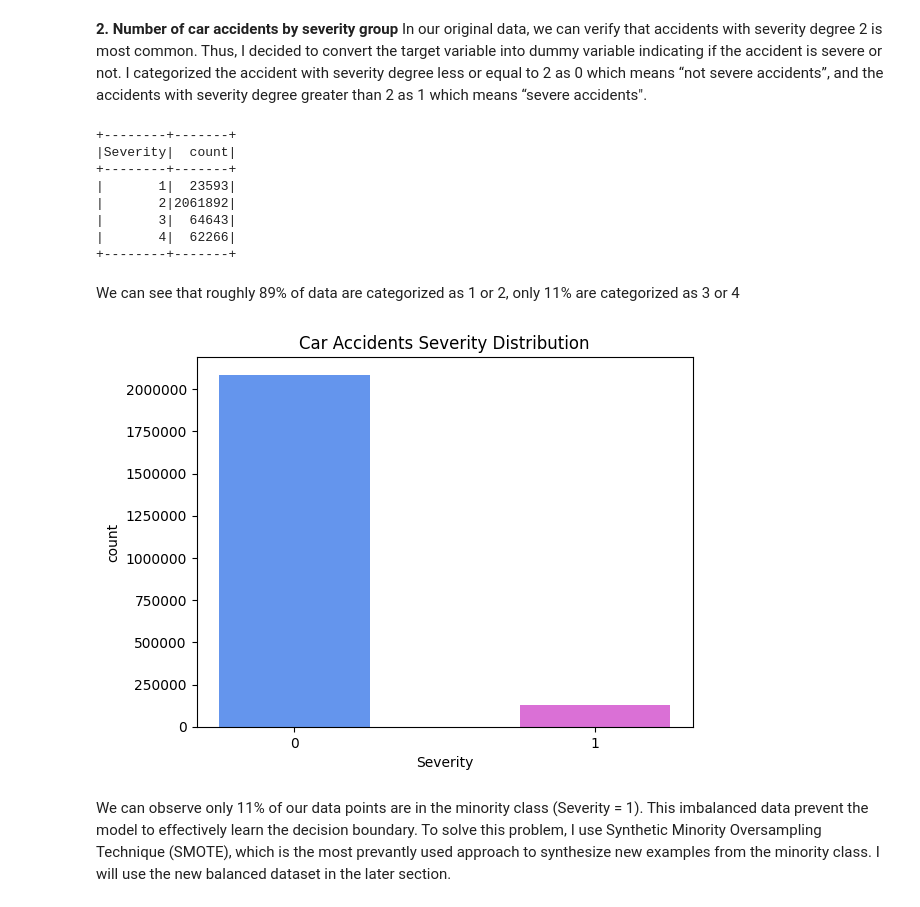
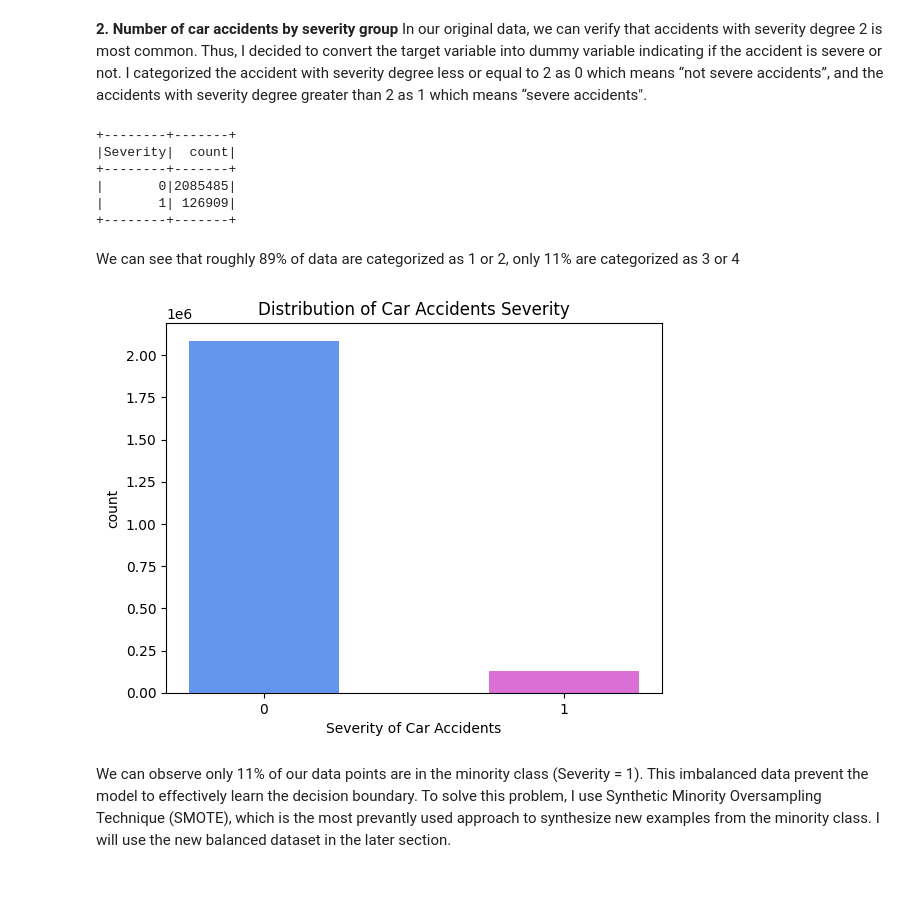
Before and after one commit to harimshin/data-science-portfolio, a Jupyter notebook: machine_learning_binary_classification_with_SMOTE_prediction_model_for_the_severity_of_car_accidents.ipynb, the cells around one changed output. Drawn from its saved outputs; the diff is of its cells as text; code cells hidden in the pictures.

```diff
--- a/machine_learning_binary_classification_with_SMOTE_prediction_model_for_the_severity_of_car_accidents.ipynb
+++ b/machine_learning_binary_classification_with_SMOTE_prediction_model_for_the_severity_of_car_accidents.ipynb
@@ -71,6 +52,6 @@ only showing top 5 rows
 # %%
 # drop the columns not necessary for the analysis
-drop_cols = ('Start_Time', 'End_Time', 'Start_Lat', 'Start_Lng', 'End_Lat', 'End_Lng', 'City', 'County', 'Airport_Code', 'Description', 'Number', 'Street', 'Zipcode', 'Country', 'Weather_Timestamp', 'Weather_Condition')
+drop_cols = ('End_Time', 'Start_Lat', 'Start_Lng', 'End_Lat', 'End_Lng', 'City', 'County', 'Airport_Code', 'Description', 'Number', 'Street', 'Zipcode', 'Country', 'Weather_Timestamp', 'Weather_Condition')
 df2 = df.drop(*drop_cols)
 
 # delete rows with any null/NA column
@@ -83,11 +64,14 @@ Number of columns in the dataframe:  31
 # %%
-from pyspark.sql.functions import col, when
-from pyspark.sql.types import FloatType, BooleanType
+from pyspark.sql.functions import col, when, date_format, to_date, hour
+from pyspark.sql.types import FloatType, BooleanType, StringType
 
 # convert the data types into the new data type which can be more appropriate for the analysis
 # group severity degree 1 & 2 into 0 (non-severe) and 3 & 4 into 1 (severe)
 car_acc2 = car_acc.\
   withColumn("Severity", when(car_acc.Severity < 3, 0).when(car_acc.Severity >= 3, 1)).\
+  withColumn("Day_of_Week", date_format(to_date("Start_Time"), "E")).\
+  withColumn("Hour", hour("Start_Time").cast(StringType())).\
+  withColumn("Start_Time", to_date("Start_Time")).\
   withColumn("Distance(mi)", col("Distance(mi)").cast(FloatType())).\
   withColumn("Temperature(F)", col("Temperature(F)").cast(FloatType())).\
   withColumn("Wind_Chill(F)", col("Wind_Chill(F)").cast(FloatType())).\
@@ -98,19 +82,8 @@ car_acc2 = car_acc.\
              when(car_acc.Wind_Direction == "East", "E").when(car_acc.Wind_Direction == "West", "W"). when(car_acc.Wind_Direction ==  "Variable", "VAR").otherwise(car_acc.Wind_Direction)).\
   withColumn("Wind_Speed(mph)", col("Wind_Speed(mph)").cast(FloatType())).\
   withColumn("Precipitation(in)", col("Precipitation(in)").cast(FloatType()))
-  # withColumn("Amenity", col("Amenity").cast(BooleanType())).\
-  # withColumn("Bump", col("Bump").cast(BooleanType())).\
-  # withColumn("Crossing", col("Crossing").cast(BooleanType())).\
-  # withColumn("Give_Way", col("Give_Way").cast(BooleanType())).\
-  # withColumn("Junction", col("Junction").cast(BooleanType())).\
-  # withColumn("No_Exit", col("No_Exit").cast(BooleanType())).\
-  # withColumn("Railway", col("Railway").cast(BooleanType())).\
-  # withColumn("Roundabout", col("Roundabout").cast(BooleanType())).\
-  # withColumn("Station", col("Station").cast(BooleanType())).\
-  # withColumn("Stop", col("Stop").cast(BooleanType())).\
-  # withColumn("Traffic_Calming", col("Traffic_Calming").cast(BooleanType())).\
-  # withColumn("Traffic_Signal", col("Traffic_Signal").cast(BooleanType())).\
-  # withColumn("Turning_Loop", col("Turning_Loop").cast(BooleanType()))
+# %%
+car_acc2 = car_acc2.drop('Start_Time')
 # %%
 # print schema of newly transformed variables
 car_acc2.printSchema()
@@ -222,31 +195,30 @@ In our original data, we can verify that accidents with severity degree 2 is mos
 from pyspark.sql.functions import  asc
 
 # distribution of the target variable(the severity of the car accidents)
-car_acc.groupBy("Severity").count().orderBy(col('Severity').asc()).show()
+car_acc2.groupBy("Severity").count().orderBy(col('Severity').asc()).show()
 # %% [output]
 +--------+-------+
 |Severity|  count|
 +--------+-------+
-|       1|  23593|
-|       2|2061892|
-|       3|  64643|
-|       4|  62266|
+|       0|2085485|
+|       1| 126909|
 +--------+-------+
 # %% [markdown]
 We can see that roughly 89% of data are categorized as 1 or 2, only 11% are categorized as 3 or 4
 # %%
 import numpy as np
-import seaborn as sns
+import matplotlib.pyplot as plt
+import matplotlib.ticker as ticker
 
 # visualize the the count of severity group
 severity_dist = car_acc2.groupby('Severity').count().orderBy(col('Severity').asc()).toPandas()
 plt.bar(severity_dist['Severity'], severity_dist['count'], width = 0.5, color = ['cornflowerblue', 'orchid'])
 plt.xticks([0,1])
-plt.xlabel('Severity')
+plt.xlabel('Severity of Car Accidents')
 plt.ylabel('count')
-plt.title('Car Accidents Severity Distribution')
-plt.ticklabel_format(scilimits=(0, 20))
+plt.title('Distribution of Car Accidents Severity')
+plt.show()
 # %% [output]
-[figure, old version]
+[figure, new version]
 # %% [markdown]
 We can observe only 11% of our data points are in the minority class (Severity = 1). This imbalanced data prevent the model to effectively learn the decision boundary. To solve this problem, I use Synthetic Minority Oversampling Technique (SMOTE), which is the most prevantly used approach to synthesize new examples from the minority class. I will use the new balanced dataset in the later section.
```
Also changed, not shown: parts of 54 cells of this notebook.
